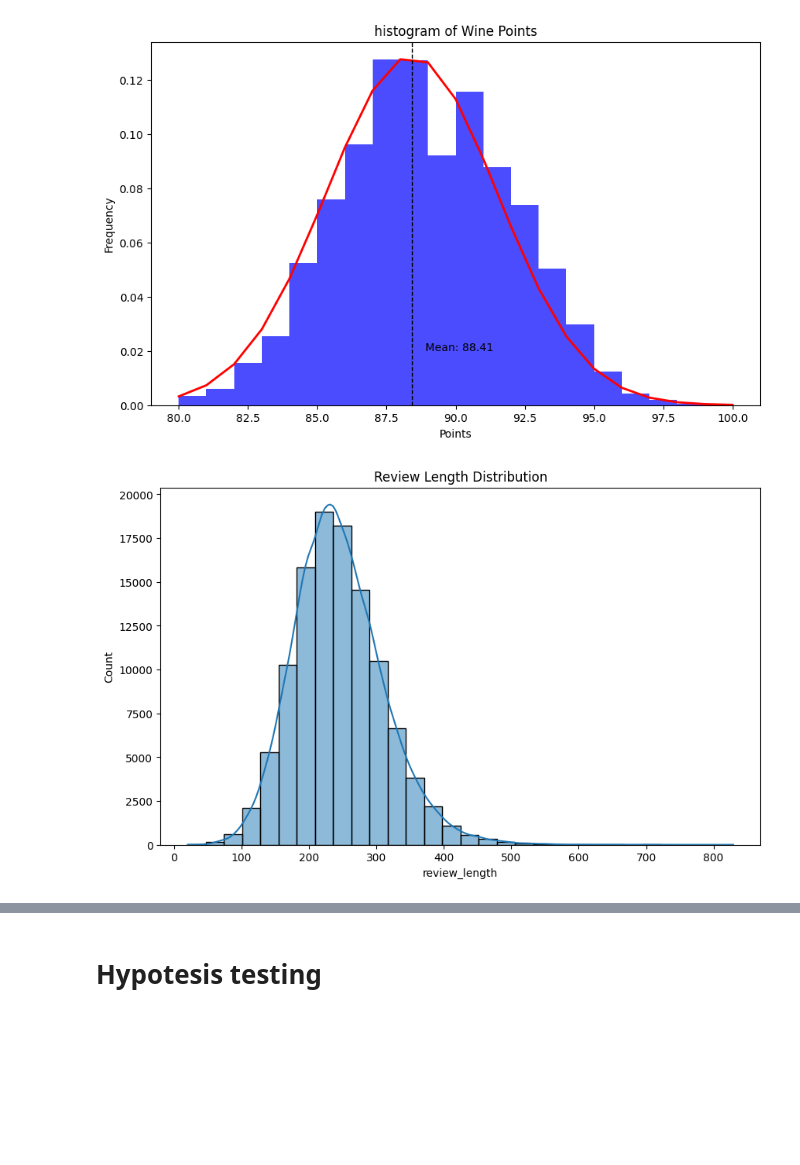
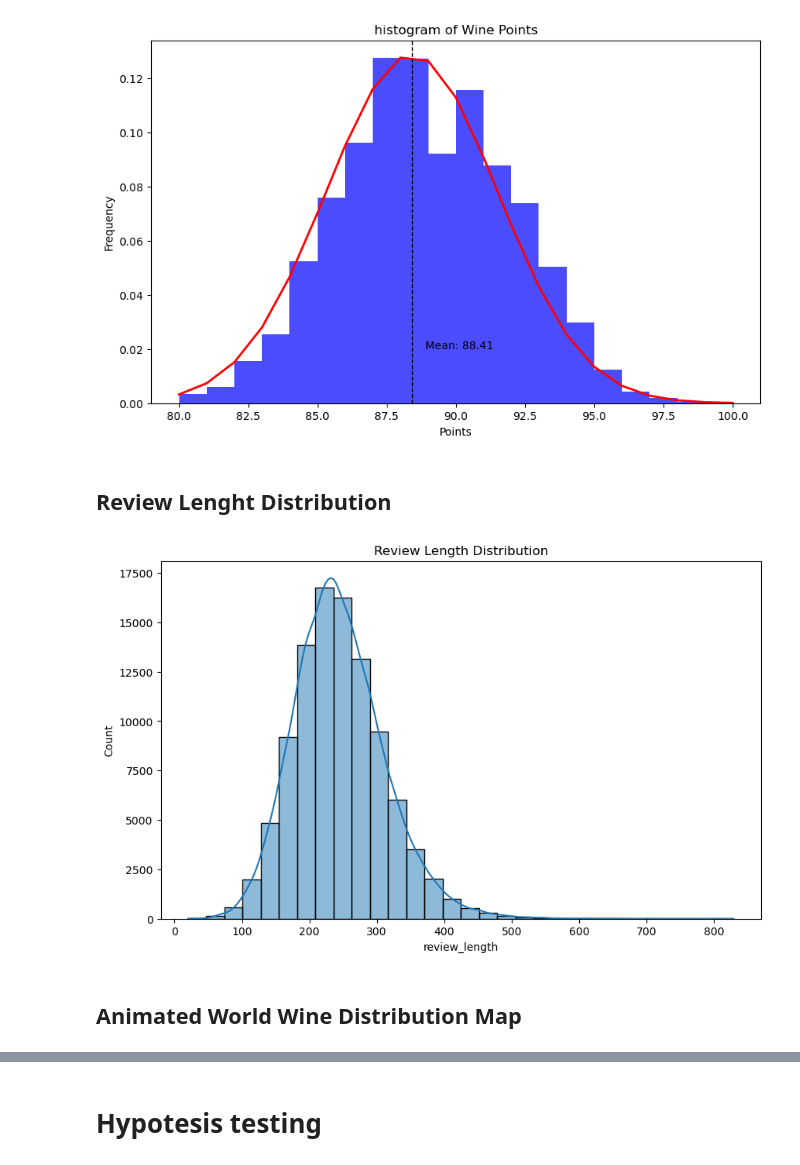
Before and after one commit to Supsi-Collaborative-Projects/wine-analysis, a Jupyter notebook: analysis.ipynb, the cells around one changed output, grey strips where cells are left out. Drawn from its saved outputs; the diff is of its cells as text; code cells hidden in the pictures; blank space fills up the shorter version.

```diff
--- a/analysis.ipynb
+++ b/analysis.ipynb
@@ -408,8 +399,4 @@ at first we plot the histogram of the price to have a global idea
 # %%
-# Create a filtered DataFrame excluding rows where 'price' is 0 for the histogram
-df_non_zero_price = df[df['price'] > 0]
-df = df_non_zero_price
-
 plt.figure(figsize=(10, 6))
 sns.histplot(df['price'], bins=100, kde=True)
 plt.title('histogram of Wine Prices')
@@ -554,12 +544,16 @@ plt.text(mean_points + 0.5, 0.02, f'Mean: {mean_points:.2f}', rotation=0)
 plt.show()
 # %% [output]
 [figure]
+# %% [markdown]
+## Review Lenght Distribution
 # %%
-df['review_length'] = df['description'].apply(len)
+# Plot the hisogram
 plt.figure(figsize=(10, 6))
 sns.histplot(df['review_length'], bins=30, kde=True)
 plt.title('Review Length Distribution')
 plt.show()
 # %% [output]
-[figure, old version]
+[figure, new version]
+# %% [markdown]
+## Animated World Wine Distribution Map
 # %%
```
Also changed, not shown: parts of 79 cells of this notebook.
